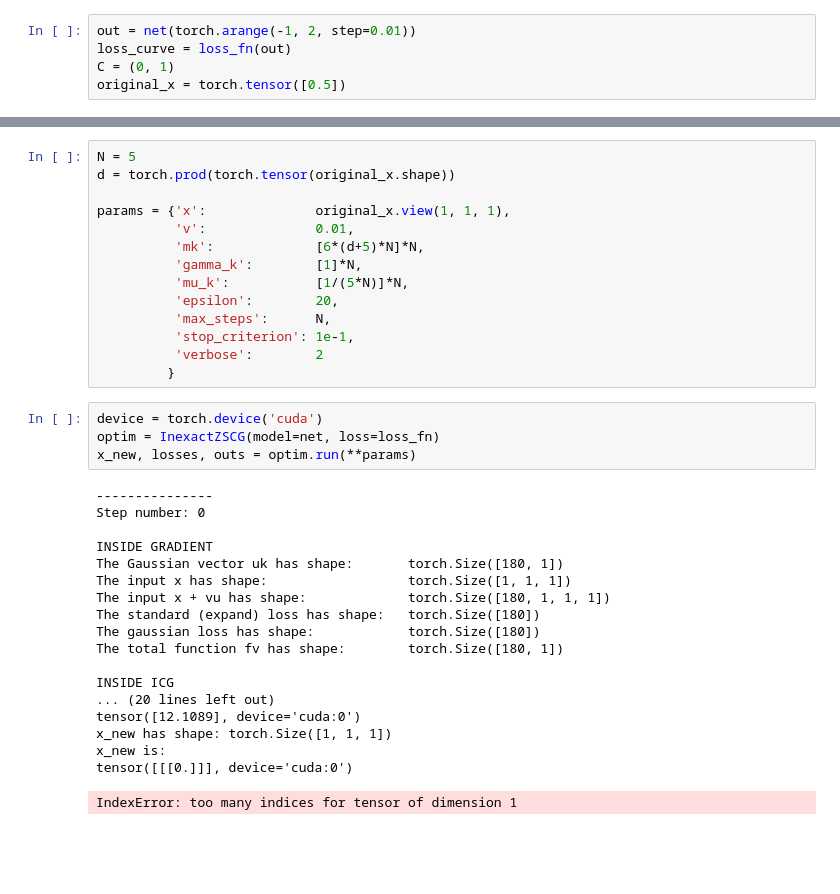
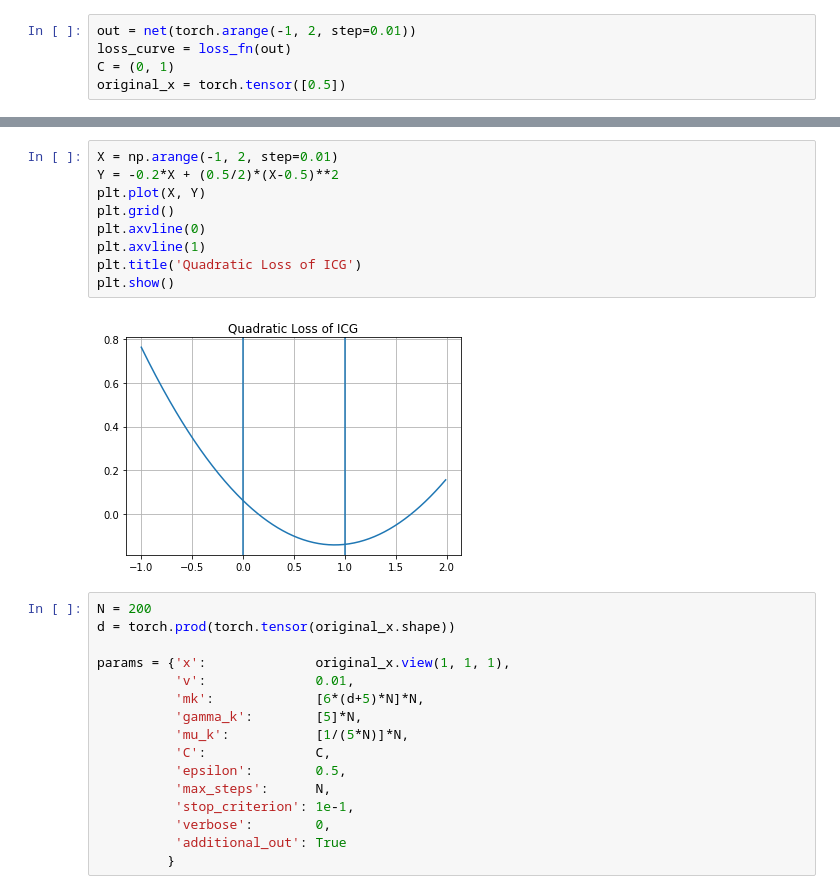
Before and after one commit to f-grimaldi/AdvAttack, a Jupyter notebook: jupyters_demos/inexactZSCG_sin_function.ipynb, the cells around one changed output, grey strips where cells are left out. Drawn from its saved outputs; the diff is of its cells as text; blank space fills up the shorter version.

Commit message:
NOW InexactZSCG works! Praise the lord! \m/

```diff
--- a/jupyters_demos/inexactZSCG_sin_function.ipynb
+++ b/jupyters_demos/inexactZSCG_sin_function.ipynb
@@ -307,40 +307,30 @@ ax[1].grid()
 plt.show()
 # %% [output]
 [figure]
+# %%
+X = np.arange(-1, 2, step=0.01)
+Y = -0.2*X + (0.5/2)*(X-0.5)**2
+plt.plot(X, Y)
+plt.grid()
+plt.axvline(0)
+plt.axvline(1)
+plt.title('Quadratic Loss of ICG')
+plt.show()
+# %% [output]
+[figure, added]
 # %%
-N = 5
+N = 200
 d = torch.prod(torch.tensor(original_x.shape))
 
 params = {'x':              original_x.view(1, 1, 1),
           'v':              0.01,
           'mk':             [6*(d+5)*N]*N,
-          'gamma_k':        [1]*N,
+          'gamma_k':        [5]*N,
           'mu_k':           [1/(5*N)]*N,
-          'epsilon':        20,
+          'C':              C,
+          'epsilon':        0.5,
           'max_steps':      N,
           'stop_criterion': 1e-1,
-          'verbose':        2
+          'verbose':        0,
+          'additional_out': True
          }
-# %%
-device = torch.device('cuda')
-optim = InexactZSCG(model=net, loss=loss_fn)
-x_new, losses, outs = optim.run(**params)
-# %% [output]
----------------
-Step number: 0
-
-INSIDE GRADIENT
-The Gaussian vector uk has shape:       torch.Size([180, 1])
-The input x has shape:                  torch.Size([1, 1, 1])
-The input x + vu has shape:             torch.Size([180, 1, 1, 1])
-The standard (expand) loss has shape:   torch.Size([180])
-The gaussian loss has shape:            torch.Size([180])
-The total function fv has shape:        torch.Size([180, 1])
-
-INSIDE ICG
-... (20 lines left out)
-tensor([12.1089], device='cuda:0')
-x_new has shape: torch.Size([1, 1, 1])
-x_new is:
-tensor([[[0.]]], device='cuda:0')
-IndexError: too many indices for tensor of dimension 1
```
Also changed, not shown: parts of 6 cells of this notebook, 2 other files.
